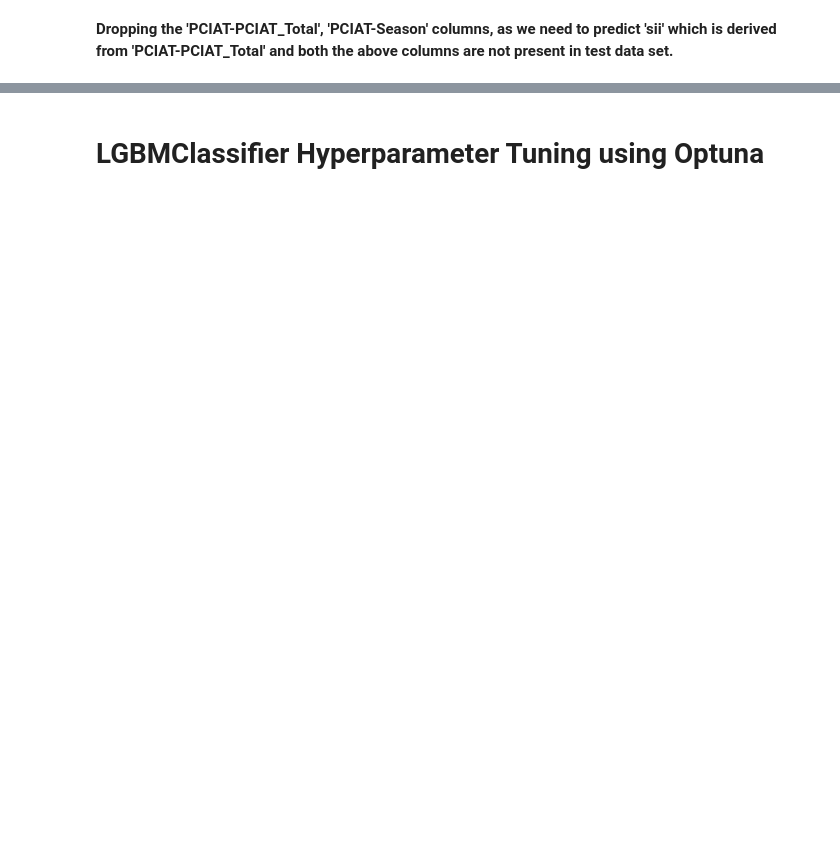
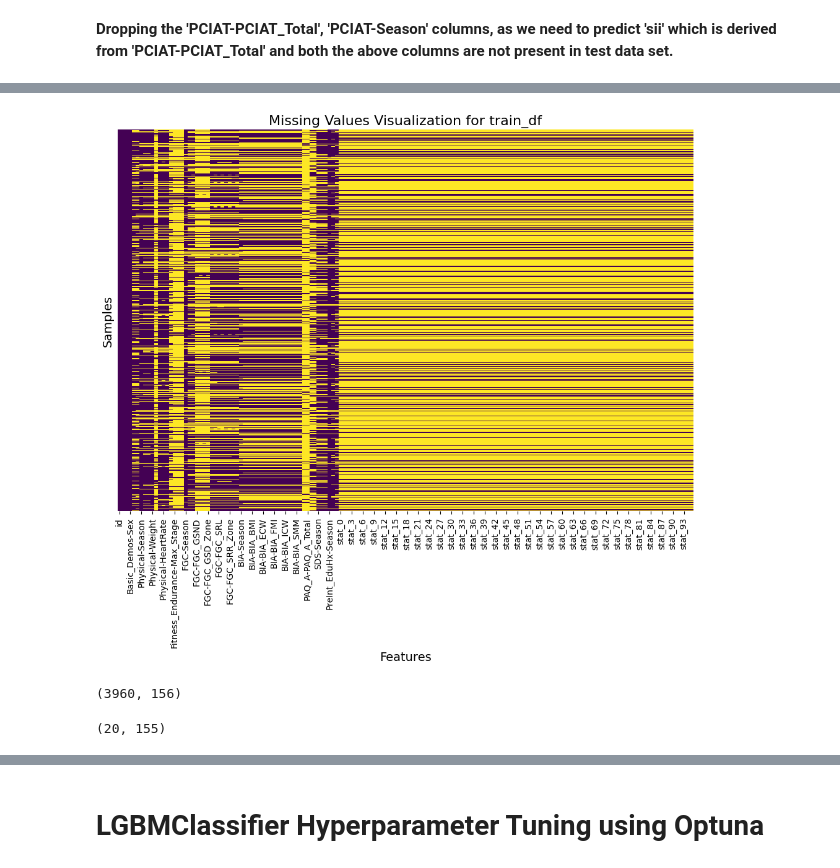
Before and after one commit to aniruddhapal/Child-Mind-Institute-Problematic-Internet-Use, a Jupyter notebook: predicting-problematic-internet-use-from-activity.ipynb, the cells around one changed output, grey strips where cells are left out. Drawn from its saved outputs; the diff is of its cells as text; code cells hidden in the pictures; blank space fills up the shorter version.

```diff
--- a/predicting-problematic-internet-use-from-activity.ipynb
+++ b/predicting-problematic-internet-use-from-activity.ipynb
@@ -167,0 +133,7 @@ print("Columns only in the test dataset:", columns_only_in_test)
+# %%
+train_parquet = load_time_series(actigraphy_train_path)
+test_parquet = load_time_series(actigraphy_test_path)
+# %%
+# Merge and preprocess data
+train_df = pd.merge(train_data, train_parquet, how="left", on='id')
+test_df = pd.merge(test_data, test_parquet, how="left", on='id')
@@ -167,0 +158,10 @@ print("Columns only in the test dataset:", columns_only_in_test)
+# %%
+# Drop all columns starting with 'PCIAT-PCIAT' except 'PCIAT-PCIAT_Total'
+columns_to_keep = ['PCIAT-PCIAT_Total']
+columns_to_drop = [col for col in train_df.columns if col.startswith('PCIAT-PCIAT') and col != 'PCIAT-PCIAT_Total']
+
+# Drop the columns
+train_df = train_df.drop(columns=columns_to_drop)
+
+print(f"Columns dropped: {columns_to_drop}")
+print(f"Remaining columns: {train_df.columns}")
@@ -276,0 +198,7 @@ df_test_encoded.shape
+# %%
+# Drop the extra columns from the train dataset
+columns_to_drop = ['PCIAT-PCIAT_Total', 'PCIAT-Season']
+train_df = train_df.drop(columns=columns_to_drop)
+
+# Check the updated columns in train
+print(train_df.columns)
@@ -276,0 +213,29 @@ df_test_encoded.shape
+# %%
+import pandas as pd
+import matplotlib.pyplot as plt
+import seaborn as sns
+
+# Creating a mask for missing values
+missing_values_mask = train_df.isnull()
+
+# Setting up the matplotlib figure
+plt.figure(figsize=(12, 8))
+
+# Creating th heatmap
+sns.heatmap(missing_values_mask, cbar=False, cmap='viridis', yticklabels=False)
+
+# Customizing the plot
+plt.title('Missing Values Visualization for train_df', fontsize=16)
+plt.xlabel('Features', fontsize=14)
+plt.ylabel('Samples', fontsize=14)
+plt.show()
+# %% [output]
+[figure, added]
+# %%
+train_df.shape
+# %% [output]
+(3960, 156)
+# %%
+test_df.shape
+# %% [output]
+(20, 155)
```
Also changed, not shown: parts of 78 cells of this notebook.
